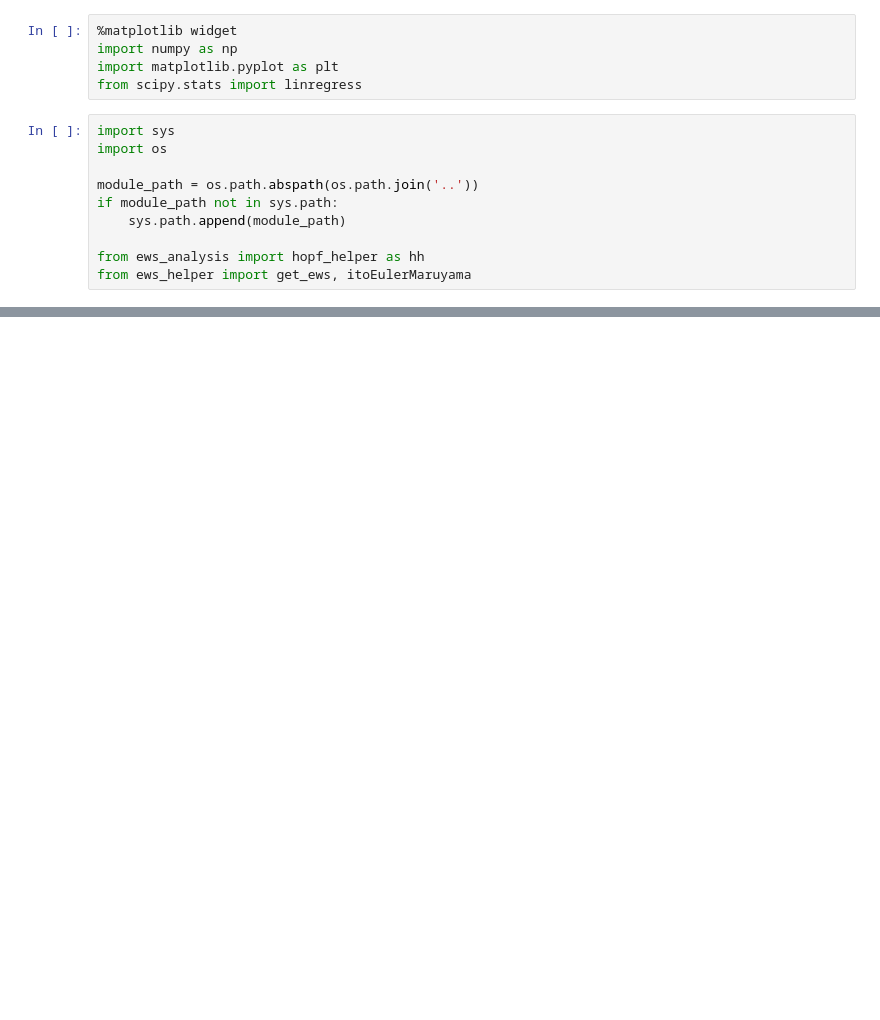
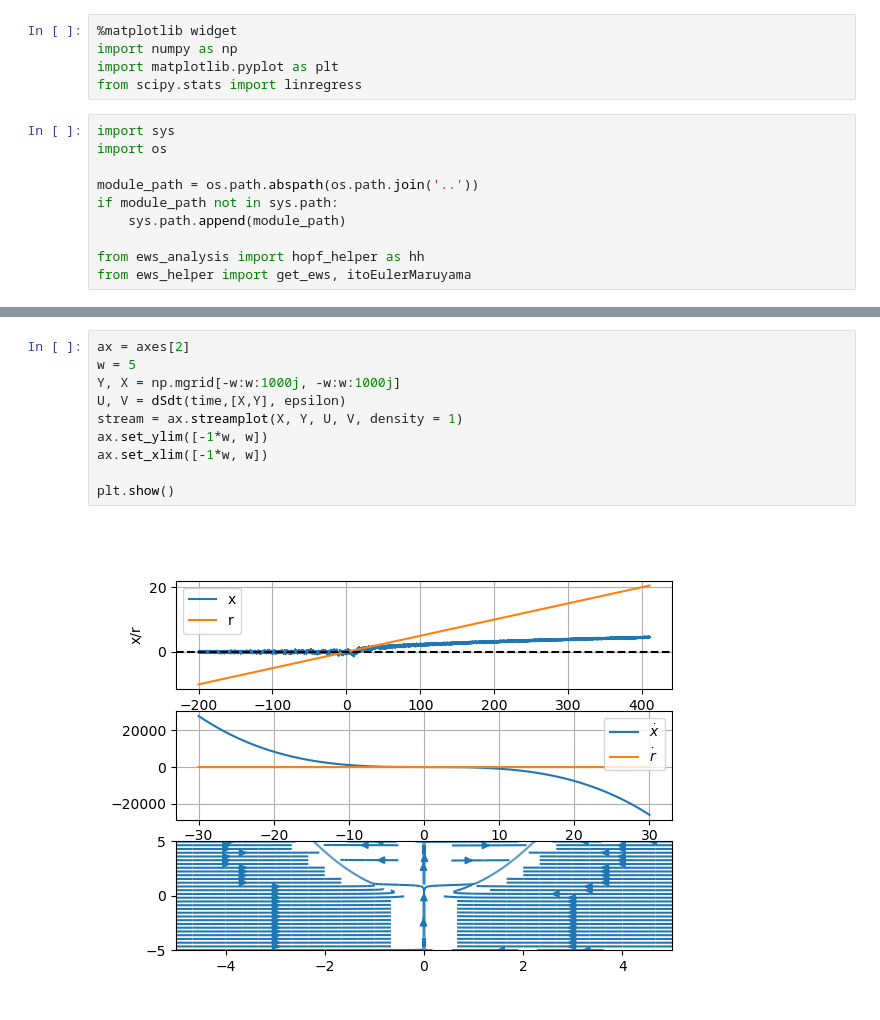
Before and after one commit to barrackHa/differential_equations, a Jupyter notebook: ews_analysis/pitchfork_ews.ipynb, the cells around one changed output, grey strips where cells are left out. Saved outputs shown, nothing was run; the diff lists cells and outputs as text; blank space fills up the shorter version.

```diff
--- a/ews_analysis/pitchfork_ews.ipynb
+++ b/ews_analysis/pitchfork_ews.ipynb
@@ -70,0 +94,12 @@ axs[0].plot(time, results[:,0], color='b', label='x(t)')
+# %%
+ax = axes[2]
+w = 5
+Y, X = np.mgrid[-w:w:1000j, -w:w:1000j]
+U, V = dSdt(time,[X,Y], epsilon)
+stream = ax.streamplot(X, Y, U, V, density = 1)
+ax.set_ylim([-1*w, w])
+ax.set_xlim([-1*w, w])
+
+plt.show()
+# %% [output]
+[figure, added]
```
Also changed, not shown: parts of 10 cells of this notebook, 2 other files.
